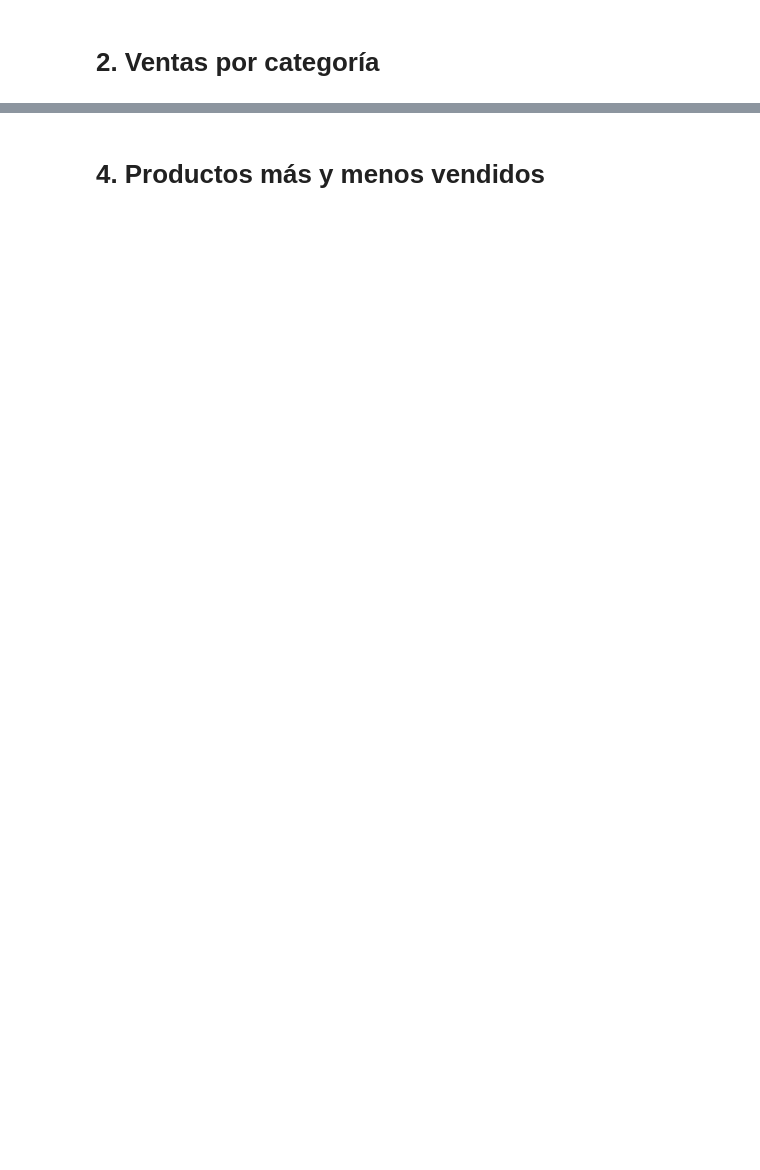
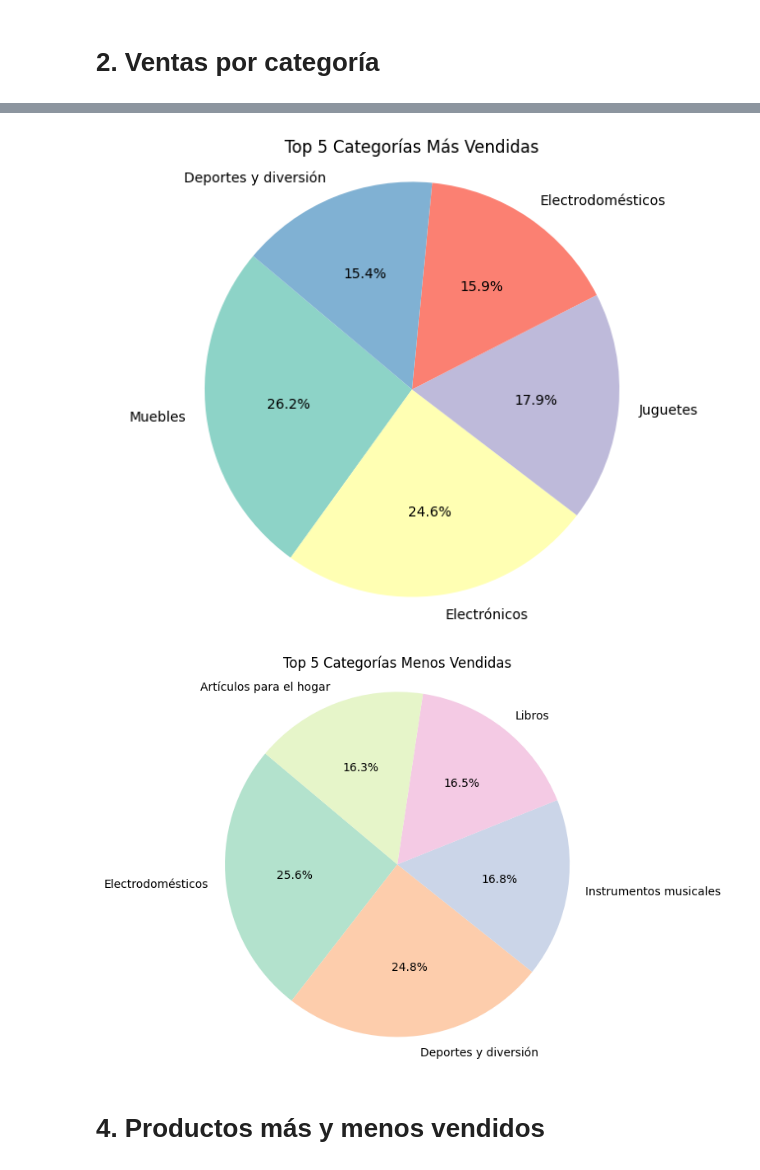
Before and after one commit to mafloan/alurastorelatam, a Jupyter notebook: AluraStoreLatam.ipynb, the cells around one changed output, grey strips where cells are left out. Drawn from its saved outputs; the diff is of its cells as text; code cells hidden in the pictures; blank space fills up the shorter version.

```diff
--- a/AluraStoreLatam.ipynb
+++ b/AluraStoreLatam.ipynb
@@ -32,2 +94,52 @@ tienda.head()
+# %%
+import pandas as pd
+import matplotlib.pyplot as plt
+
+# 1. Cargar archivos desde GitHub
+url1 = "https://raw.githubusercontent.com/alura-es-cursos/challenge1-data-science-latam/main/base-de-datos-challenge1-latam/tienda_1%20.csv"
+url2 = "https://raw.githubusercontent.com/alura-es-cursos/challenge1-data-science-latam/main/base-de-datos-challenge1-latam/tienda_2.csv"
+url3 = "https://raw.githubusercontent.com/alura-es-cursos/challenge1-data-science-latam/main/base-de-datos-challenge1-latam/tienda_3.csv"
+url4 = "https://raw.githubusercontent.com/alura-es-cursos/challenge1-data-science-latam/main/base-de-datos-challenge1-latam/tienda_4.csv"
+
+tienda1 = pd.read_csv(url1)
+tienda2 = pd.read_csv(url2)
+tienda3 = pd.read_csv(url3)
+tienda4 = pd.read_csv(url4)
+
+# 2. Agregar columna para identificar cada tienda
+tienda1["tienda"] = "Tienda 1"
+tienda2["tienda"] = "Tienda 2"
+tienda3["tienda"] = "Tienda 3"
+tienda4["tienda"] = "Tienda 4"
+
+# 3. Unificar todos los datos en un solo DataFrame
+df = pd.concat([tienda1, tienda2, tienda3, tienda4], ignore_index=True)
+
+# 4. Agrupar por categoría y contar productos vendidos
+ventas_por_categoria = df["Categoría del Producto"].value_counts().reset_index()
+ventas_por_categoria.columns = ["Categoría", "Cantidad de ventas"]
+
+# 5. Ordenar de mayor a menor para identificar más y menos vendidas
+mas_vendidas = ventas_por_categoria.head(5)
+menos_vendidas = ventas_por_categoria.tail(5)
+
+# 6. Gráfico de torta - Categorías más vendidas
+plt.figure(figsize=(8, 6))
+plt.pie(mas_vendidas["Cantidad de ventas"], labels=mas_vendidas["Categoría"],
+        autopct="%1.1f%%", startangle=140, colors=plt.cm.Set3.colors)
+plt.title("Top 5 Categorías Más Vendidas")
+plt.axis('equal')
+plt.show()
+
+# 7. Gráfico de torta - Categorías menos vendidas
+plt.figure(figsize=(8, 6))
+plt.pie(menos_vendidas["Cantidad de ventas"], labels=menos_vendidas["Categoría"],
+        autopct="%1.1f%%", startangle=140, colors=plt.cm.Pastel2.colors)
+plt.title("Top 5 Categorías Menos Vendidas")
+plt.axis('equal')
+plt.show()
+# %% [output]
+[figure, added]
+[figure, added]
 # %% [markdown]
 # 4. Productos más y menos vendidos
```
Also changed, not shown: parts of 15 cells of this notebook.
